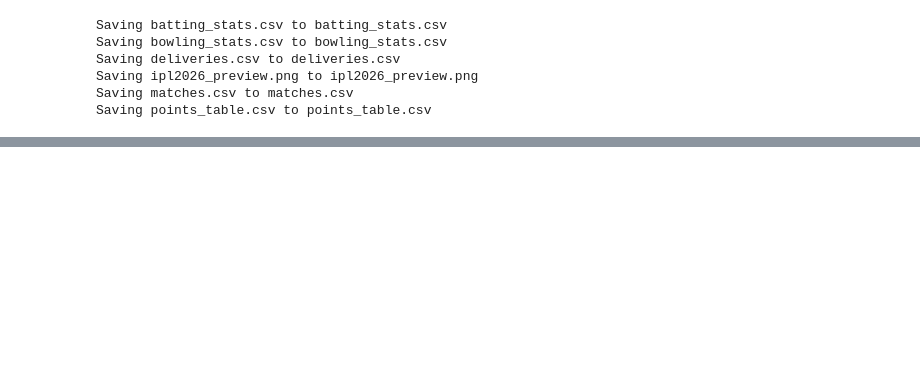
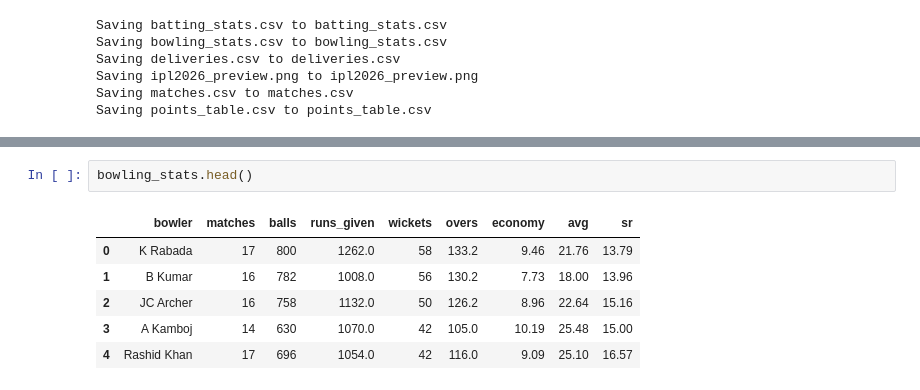
Before and after one commit to pavanrajanala/Ipl2026Analysis, a Jupyter notebook: Ipl2026Analysis_DataCleaning.ipynb, the cells around one changed output, grey strips where cells are left out. Drawn from its saved outputs; the diff is of its cells as text; blank space fills up the shorter version.

```diff
--- a/Ipl2026Analysis_DataCleaning.ipynb
+++ b/Ipl2026Analysis_DataCleaning.ipynb
@@ -17,0 +61,9 @@ Saving points_table.csv to points_table.csv
+# %%
+bowling_stats.head()
+# %% [output]
+|  | bowler | matches | balls | runs_given | wickets | overs | economy | avg | sr |
+| 0 | K Rabada | 17 | 800 | 1262.0 | 58 | 133.2 | 9.46 | 21.76 | 13.79 |
+| 1 | B Kumar | 16 | 782 | 1008.0 | 56 | 130.2 | 7.73 | 18.00 | 13.96 |
+| 2 | JC Archer | 16 | 758 | 1132.0 | 50 | 126.2 | 8.96 | 22.64 | 15.16 |
+| 3 | A Kamboj | 14 | 630 | 1070.0 | 42 | 105.0 | 10.19 | 25.48 | 15.00 |
+| 4 | Rashid Khan | 17 | 696 | 1054.0 | 42 | 116.0 | 9.09 | 25.10 | 16.57 |
```
Also changed, not shown: parts of 7 cells of this notebook.
